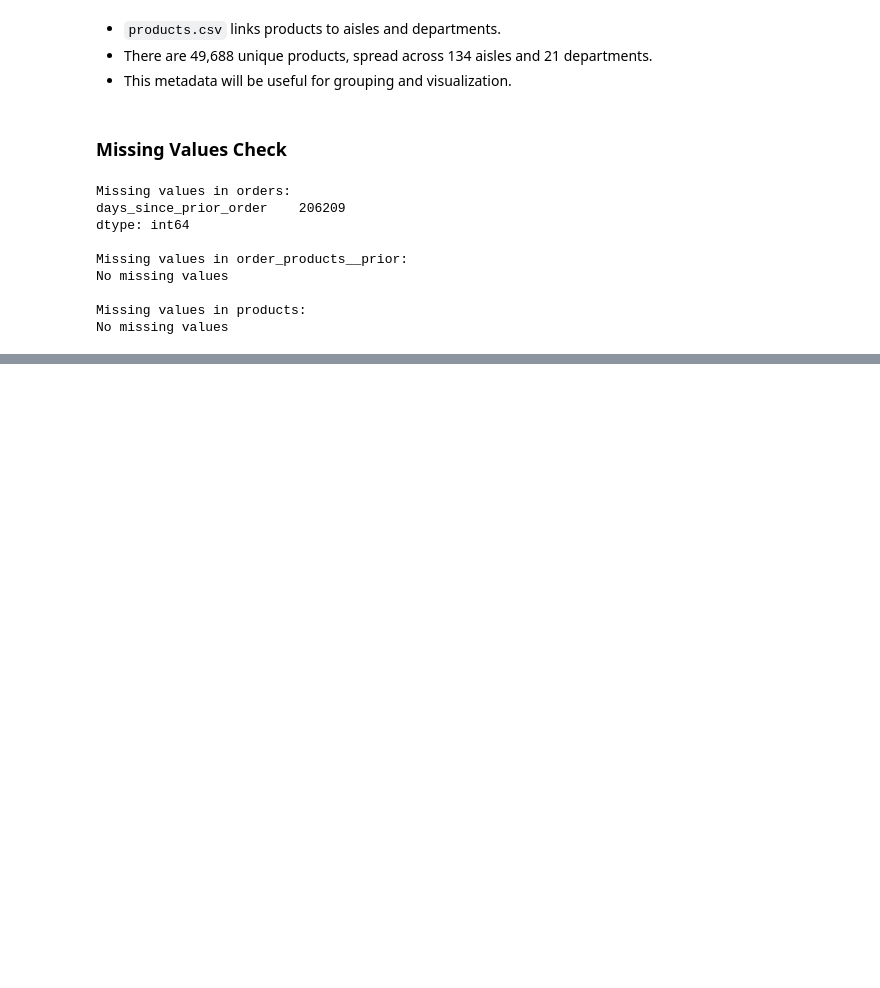
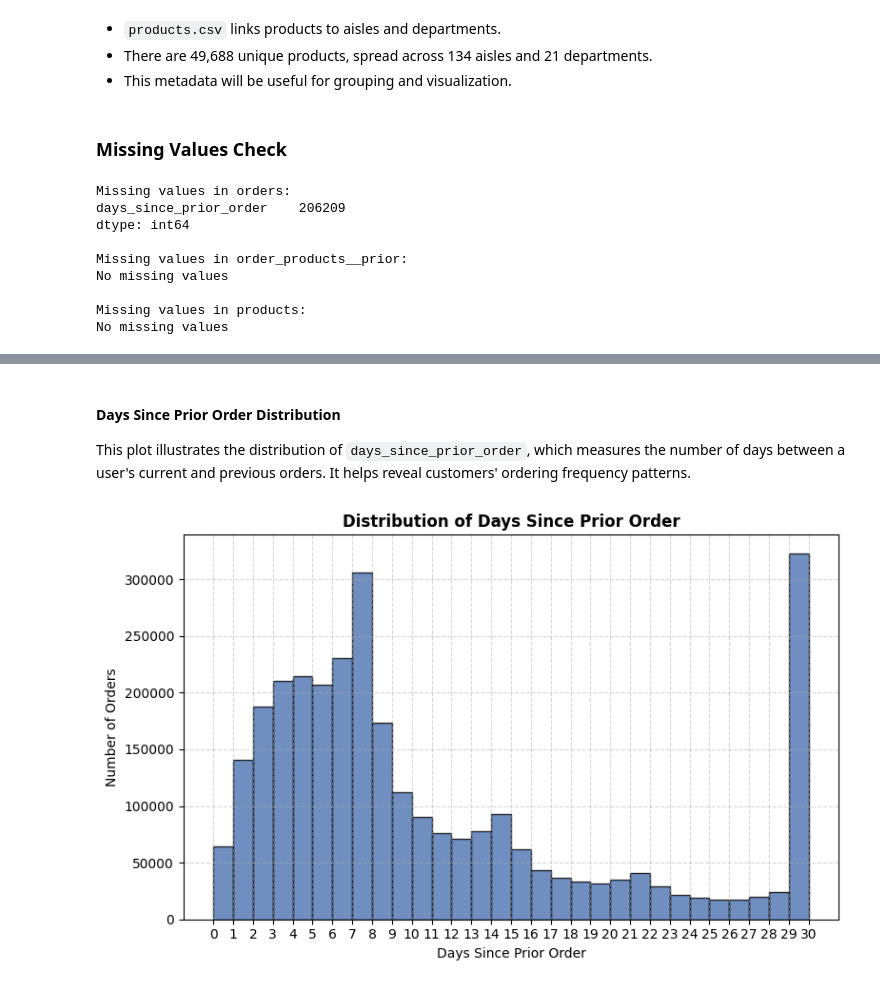
Before and after one commit to Prajwalparajuli/Instacart-product-recommendation, a Jupyter notebook: notebooks/01_eda_instacart.ipynb, the cells around one changed output, grey strips where cells are left out. Cells and saved outputs as stored; diff of their text form; code cells hidden in the pictures; blank space fills up the shorter version.

```diff
--- a/notebooks/01_eda_instacart.ipynb
+++ b/notebooks/01_eda_instacart.ipynb
@@ -182,0 +287,27 @@ No missing values
+# %% [markdown]
+#### Days Since Prior Order Distribution
+
+This plot illustrates the distribution of `days_since_prior_order`, which measures the number of days between a user's current and previous orders. It helps reveal customers' ordering frequency patterns.
+# %%
+# Excluding the first order (NaN days_since_prior_order)
+valid_orders = orders_prior.dropna(subset=['days_since_prior_order'])
+
+plt.figure(figsize = (8,5))
+plt.grid(axis='y', linestyle='--', alpha=0.5)
+plt.grid(axis='x', linestyle='--', alpha=0.5)
+
+plt.hist(valid_orders['days_since_prior_order'],
+         bins = 30, color = sns.color_palette("deep")[0],
+         edgecolor='black', alpha=0.8)
+plt.title('Distribution of Days Since Prior Order', fontsize = 12, weight='bold')
+plt.xlabel('Days Since Prior Order', fontsize = 10)
+plt.ylabel('Number of Orders', fontsize = 10)
+plt.xticks(range(0,31))
+plt.tight_layout()
+
+# Save figure
+fig_path = FIG_DIR / "EDA-03_days_since_prior_order.png"
+plt.savefig(fig_path, dpi=150)
+plt.show()
+# %% [output]
+[figure, added]
```
Also changed, not shown: parts of 16 cells of this notebook.
